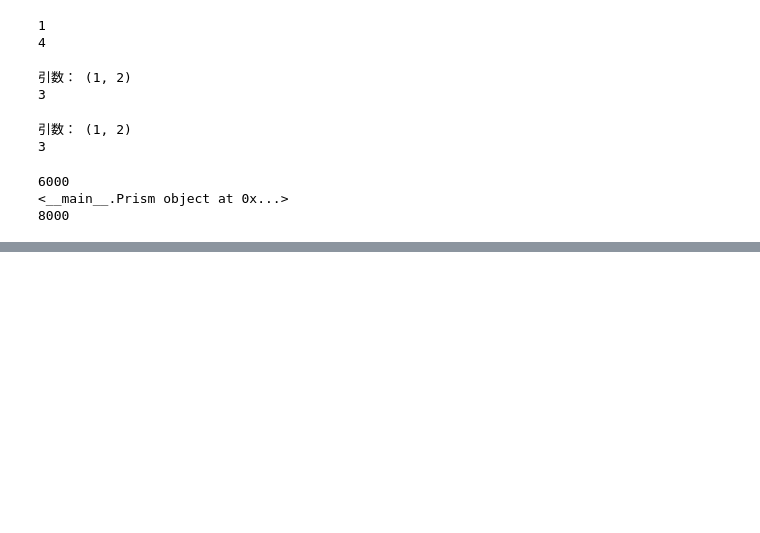
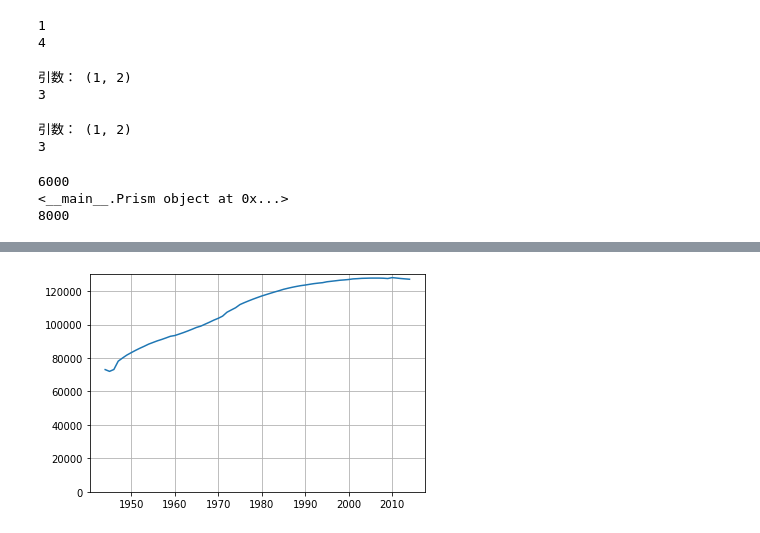
Before and after one commit to Tougo777/For-stady, a Jupyter notebook: MinnanoTrain.ipynb, the cells around one changed output, grey strips where cells are left out. Cells and saved outputs as stored; diff of their text form; code cells hidden in the pictures; blank space fills up the shorter version.

```diff
--- a/MinnanoTrain.ipynb
+++ b/MinnanoTrain.ipynb
@@ -172,0 +320,12 @@ print(p1.content())
+# %%
+p_male = np.loadtxt('male_1944_2014.csv', delimiter=",",skiprows=1,usecols=range(1,22))
+p_female = np.loadtxt('female_1944_2014.csv', delimiter=",",skiprows=1,usecols=range(1,22))
+
+p_total=p_male+p_female
+p_yearly=p_total.sum(axis=1)
+# %%
+t=plt.plot(range(1944,2015),p_yearly)
+plt.ylim((0,130000))
+plt.grid(True)
+# %% [output]
+[figure, added]
```
Also changed, not shown: parts of 23 cells of this notebook.
